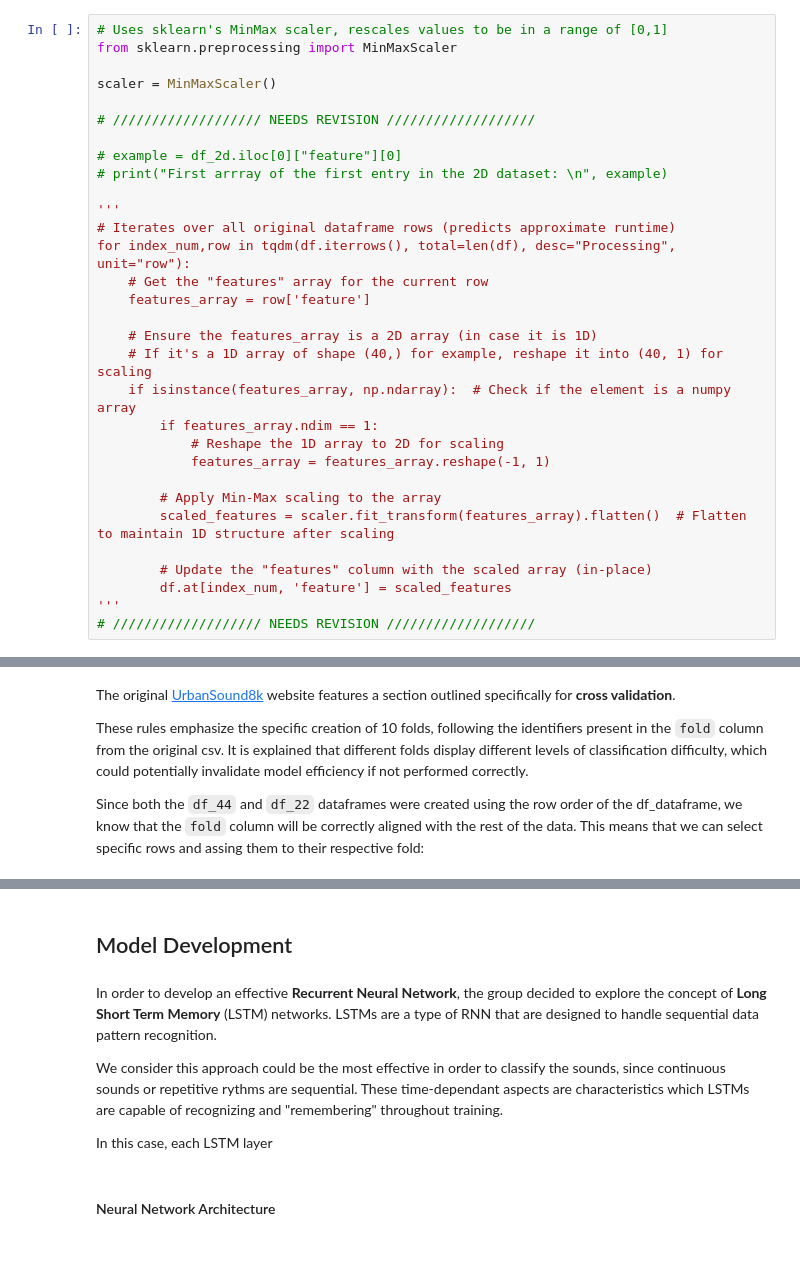
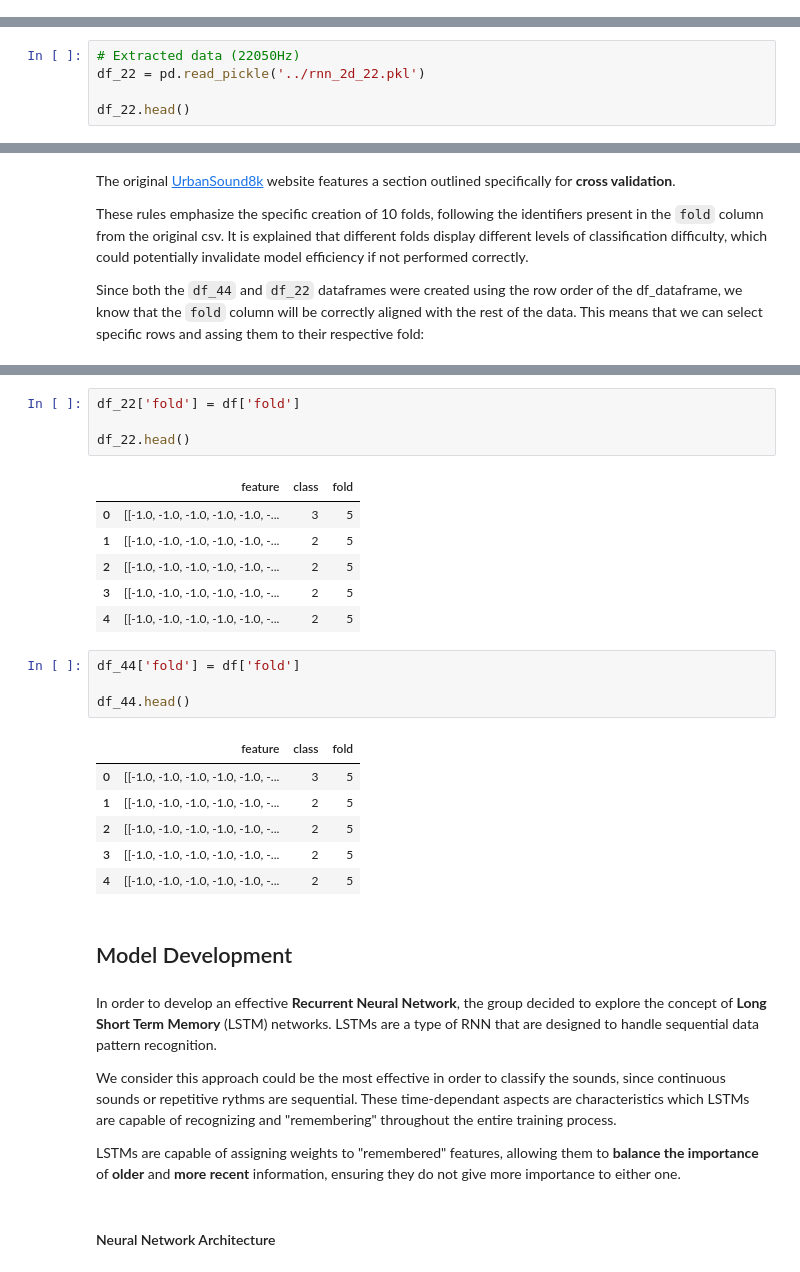
Before and after one commit to pmgfernandes04/Urban-Sounds-Classification, a Jupyter notebook: rnn.ipynb, the cells around one changed output, grey strips where cells are left out. Saved outputs shown, nothing was run; the diff lists cells and outputs as text.

```diff
--- a/rnn.ipynb
+++ b/rnn.ipynb
@@ -103,31 +134,0 @@ To address this issue, we can apply feature scaling to the new dataframes, in or
-# %%
-# Uses sklearn's MinMax scaler, rescales values to be in a range of [0,1]
-from sklearn.preprocessing import MinMaxScaler
-
-scaler = MinMaxScaler()
-
-# /////////////////// NEEDS REVISION ///////////////////
-
-# example = df_2d.iloc[0]["feature"][0]
-# print("First arrray of the first entry in the 2D dataset: \n", example)
-
-'''
-# Iterates over all original dataframe rows (predicts approximate runtime)
-for index_num,row in tqdm(df.iterrows(), total=len(df), desc="Processing", unit="row"):
-    # Get the "features" array for the current row
-    features_array = row['feature']
-
-    # Ensure the features_array is a 2D array (in case it is 1D)
-    # If it's a 1D array of shape (40,) for example, reshape it into (40, 1) for scaling
-    if isinstance(features_array, np.ndarray):  # Check if the element is a numpy array
-        if features_array.ndim == 1:
-            # Reshape the 1D array to 2D for scaling
-            features_array = features_array.reshape(-1, 1)
-
-        # Apply Min-Max scaling to the array
-        scaled_features = scaler.fit_transform(features_array).flatten()  # Flatten to maintain 1D structure after scaling
-
-        # Update the "features" column with the scaled array (in-place)
-        df.at[index_num, 'feature'] = scaled_features
-'''
-# /////////////////// NEEDS REVISION ///////////////////
@@ -218,0 +188,5 @@ df_44.to_pickle("rnn_2d_44.pkl")
+# %%
+# Extracted data (22050Hz)
+df_22 = pd.read_pickle('../rnn_2d_22.pkl')
+
+df_22.head()
@@ -241,11 +222,33 @@ df_44.head()
+# %%
+df_22['fold'] = df['fold']
+
+df_22.head()
+# %% [output]
+|  | feature | class | fold |
+| 0 | [[-1.0, -1.0, -1.0, -1.0, -1.0, -... | 3 | 5 |
+| 1 | [[-1.0, -1.0, -1.0, -1.0, -1.0, -... | 2 | 5 |
+| 2 | [[-1.0, -1.0, -1.0, -1.0, -1.0, -... | 2 | 5 |
+| 3 | [[-1.0, -1.0, -1.0, -1.0, -1.0, -... | 2 | 5 |
+| 4 | [[-1.0, -1.0, -1.0, -1.0, -1.0, -... | 2 | 5 |
+# %%
+df_44['fold'] = df['fold']
+
+df_44.head()
+# %% [output]
+|  | feature | class | fold |
+| 0 | [[-1.0, -1.0, -1.0, -1.0, -1.0, -... | 3 | 5 |
+| 1 | [[-1.0, -1.0, -1.0, -1.0, -1.0, -... | 2 | 5 |
+| 2 | [[-1.0, -1.0, -1.0, -1.0, -1.0, -... | 2 | 5 |
+| 3 | [[-1.0, -1.0, -1.0, -1.0, -1.0, -... | 2 | 5 |
+| 4 | [[-1.0, -1.0, -1.0, -1.0, -1.0, -... | 2 | 5 |
 # %% [markdown]
 ## Model Development
 # %% [markdown]
 In order to develop an effective **Recurrent Neural Network**, the group decided to explore the concept of **Long Short Term Memory** (LSTM) networks. LSTMs are a type of RNN that are designed to handle sequential data pattern recognition.
 
-We consider this approach could be the most effective in order to classify the sounds, since continuous sounds or repetitive rythms are sequential. These time-dependant aspects are characteristics which LSTMs are capable of recognizing and "remembering" throughout training.
+We consider this approach could be the most effective in order to classify the sounds, since continuous sounds or repetitive rythms are sequential. These time-dependant aspects are characteristics which LSTMs are capable of recognizing and "remembering" throughout the entire training process.
 
-In this case, each LSTM layer
+LSTMs are capable of assigning weights to "remembered" features, allowing them to **balance the importance** of **older** and **more recent** information, ensuring they do not give more importance to either one.
 # %% [markdown]
 #### Neural Network Architecture
 # %% [markdown]
```
Also changed, not shown: parts of 45 cells of this notebook, 2 other files.
